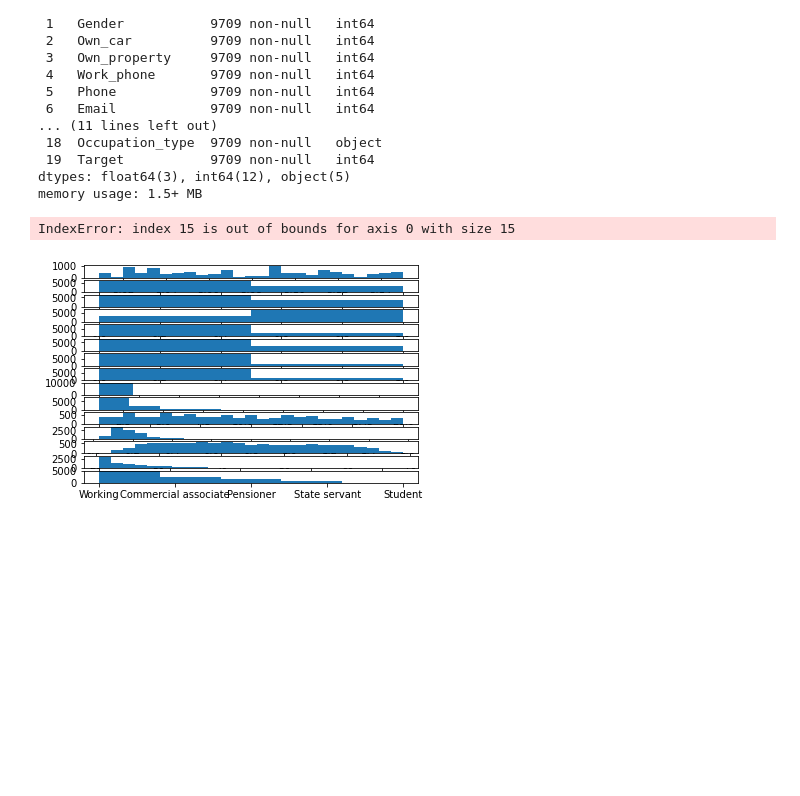
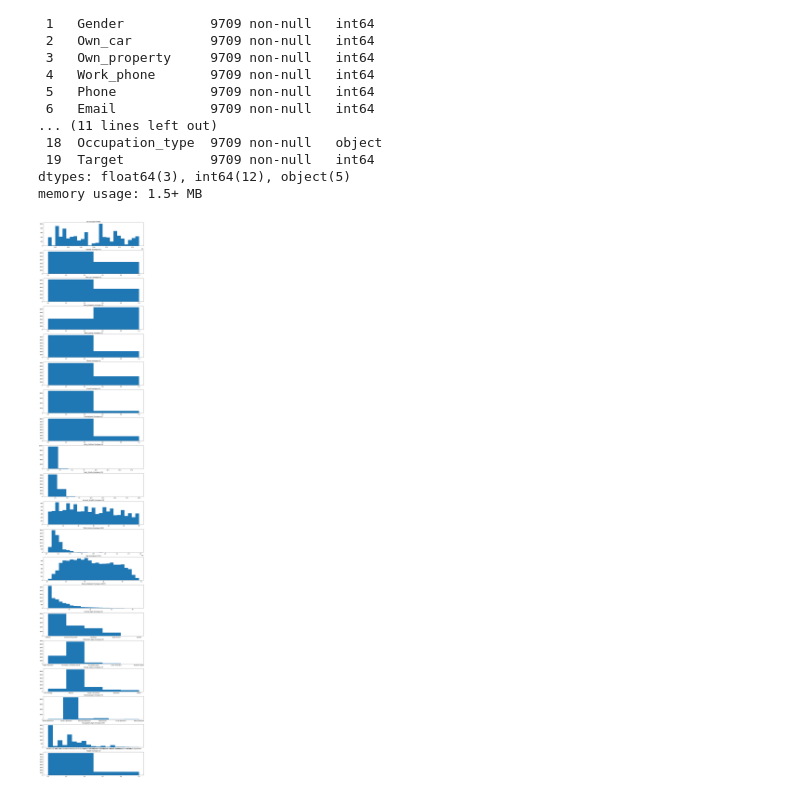
Before and after one commit to htnminh/credit-card-classification, a Jupyter notebook: ccc/analysis/data_exploration.ipynb, the cells around one changed output. Drawn from its saved outputs; the diff is of its cells as text; code cells hidden in the pictures; blank space fills up the shorter version.

Commit message:
added subplots (2)

```diff
--- a/ccc/analysis/data_exploration.ipynb
+++ b/ccc/analysis/data_exploration.ipynb
@@ -35,18 +35,17 @@ Data columns (total 20 columns):
 dtypes: float64(3), int64(12), object(5)
 memory usage: 1.5+ MB
 # %%
-fig, axs = plt.subplots(20)
+fig, axs = plt.subplots(20, figsize=(15,85))
 
 for i, column_name in enumerate(df):
     column = df[column_name]
     nunique = column.nunique()
-    # print(f'nunique={nunique}')
 
     # print(column.describe())
     # plt.hist(column, bins=min(nunique, 25))
     # plt.show()
 
     axs[i].hist(column, bins=min(nunique, 25))
+    axs[i].set_title(f'{column_name} (nunique={nunique})')
 # %% [output]
-IndexError: index 15 is out of bounds for axis 0 with size 15
-[figure, old version]
+[figure, new version]
```
